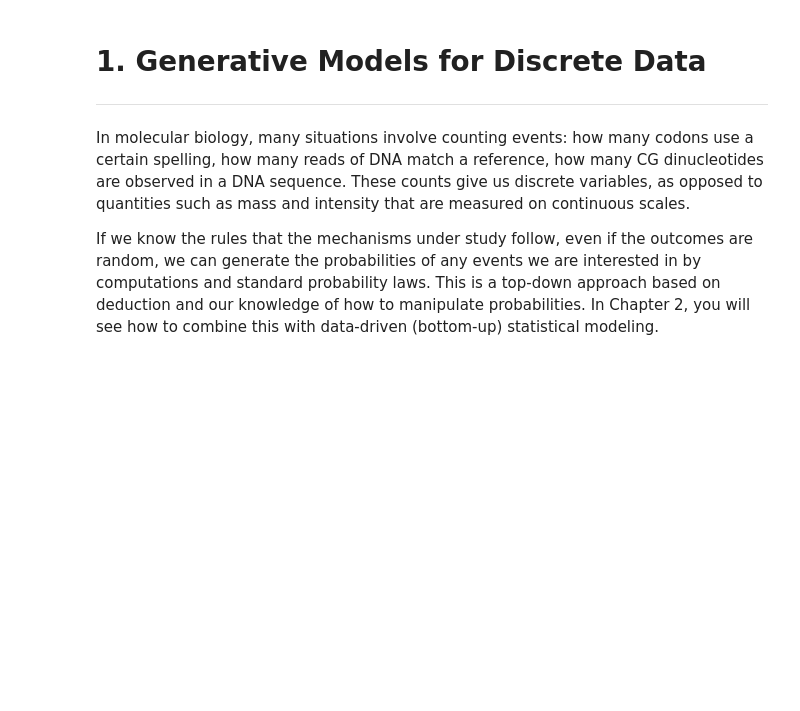
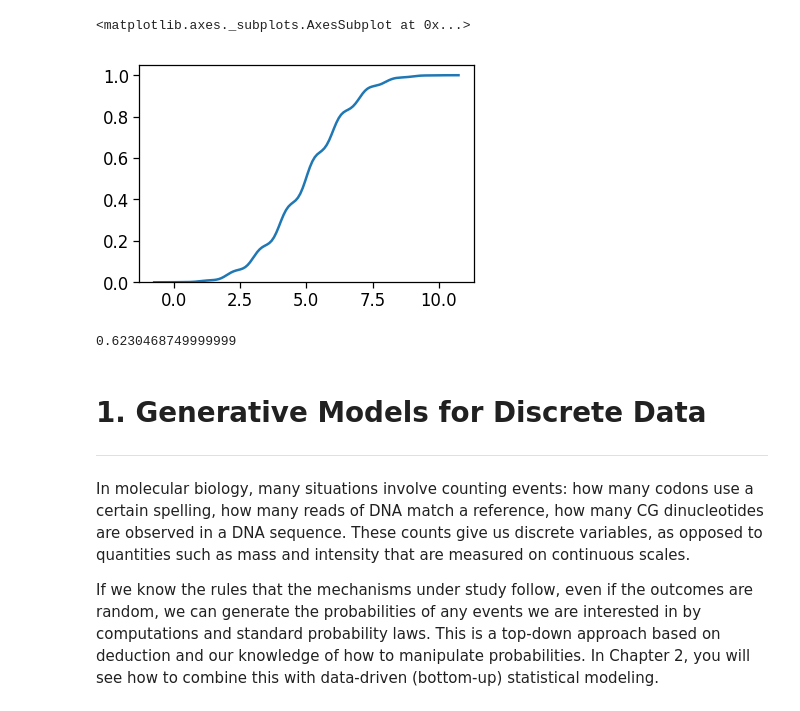
Before and after one commit to nekrut/msmb_python, a Jupyter notebook: chapter1.ipynb, the cells around one changed output. Drawn from its saved outputs; the diff is of its cells as text; code cells hidden in the pictures; blank space fills up the shorter version.

```diff
--- a/chapter1.ipynb
+++ b/chapter1.ipynb
@@ -47,3 +109,12 @@ sns.set_context("notebook", font_scale=1.5, rc={"lines.linewidth": 2.5})
+# %%
+sns.distplot(b,hist=False,kde_kws=dict(cumulative=True))
+# %% [output]
+<matplotlib.axes._subplots.AxesSubplot at 0x...>
+[figure, added]
+# %%
+binom.cdf(n=10, p=0.5, k=5)
+# %% [output]
+0.6230468749999999
 # %% [markdown]
 #  1. Generative Models for Discrete Data
 
```
Also changed, not shown: parts of 10 cells of this notebook.
